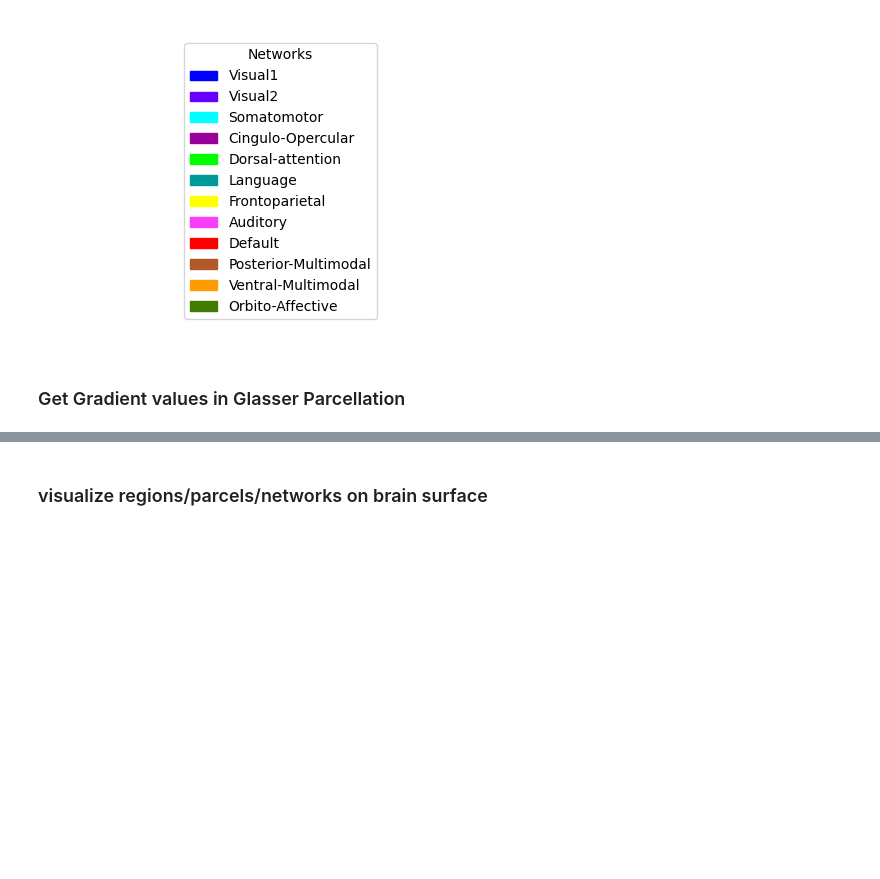
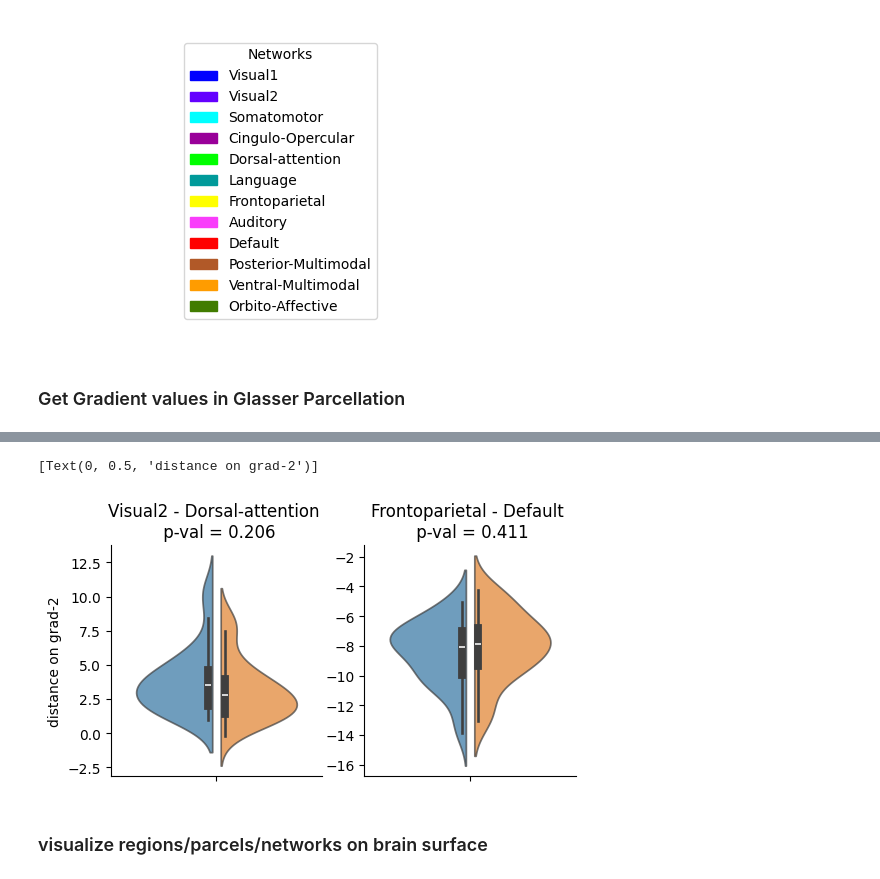
Before and after one commit to mrenke/numrisk, a Jupyter notebook: numrisk/fmri_analysis/gradients/networkDispersion_01.ipynb, the cells around one changed output, grey strips where cells are left out. Saved outputs shown, nothing was run; the diff lists cells and outputs as text; code cells hidden in the pictures; blank space fills up the shorter version.

```diff
--- a/numrisk/fmri_analysis/gradients/networkDispersion_01.ipynb
+++ b/numrisk/fmri_analysis/gradients/networkDispersion_01.ipynb
@@ -219,0 +240,3 @@ array([0.85132387, 0.0672961 , 0.29970624, 0.04295781, 0.2299555 ,
+# %%
+df = pd.DataFrame(BN_dispersions).set_index('net_name_comp') # n_rows = 1 + 2 + .....(N-1) & N=12
+df.head()
@@ -220,3 +280,21 @@ array([0.85132387, 0.0672961 , 0.29970624, 0.04295781, 0.2299555 ,
+# %%
+
+df_dist = pd.DataFrame(np.array(distances).T, index=sub_array, columns=BN_dispersions['net_name_comp'])
+df_dist.index.name = 'subject'
+df_dist = df_dist.join(group_list).set_index('group',append=True)
+
+network_combinations = ['Visual2 - Dorsal-attention','Frontoparietal - Default' ]
+fig, axes = plt.subplots(1,len(network_combinations), figsize=(len(network_combinations) * 3,3)) # , sharex=True, sharey=True
+
+for i, net_comb in enumerate(network_combinations):
+    sns.violinplot(df_dist.reset_index(),y=net_comb, hue='group',ax=axes[i],split=True, gap=.1, alpha= 0.7,legend=False)
+    p_val = np.round(df.loc[net_comb]['p_vals'],3)
+    axes[i].set(title=f'{net_comb} \n p-val = {p_val}', ylabel='')
+sns.despine()
+axes[0].set(ylabel=f'distance on grad-{n_grad}')
+# %% [output]
+[Text(0, 0.5, 'distance on grad-2')]
+[figure, added]
 # %% [markdown]
 ### visualize regions/parcels/networks on brain surface
 # %%
```
Also changed, not shown: parts of 12 cells of this notebook, 16 other files.
